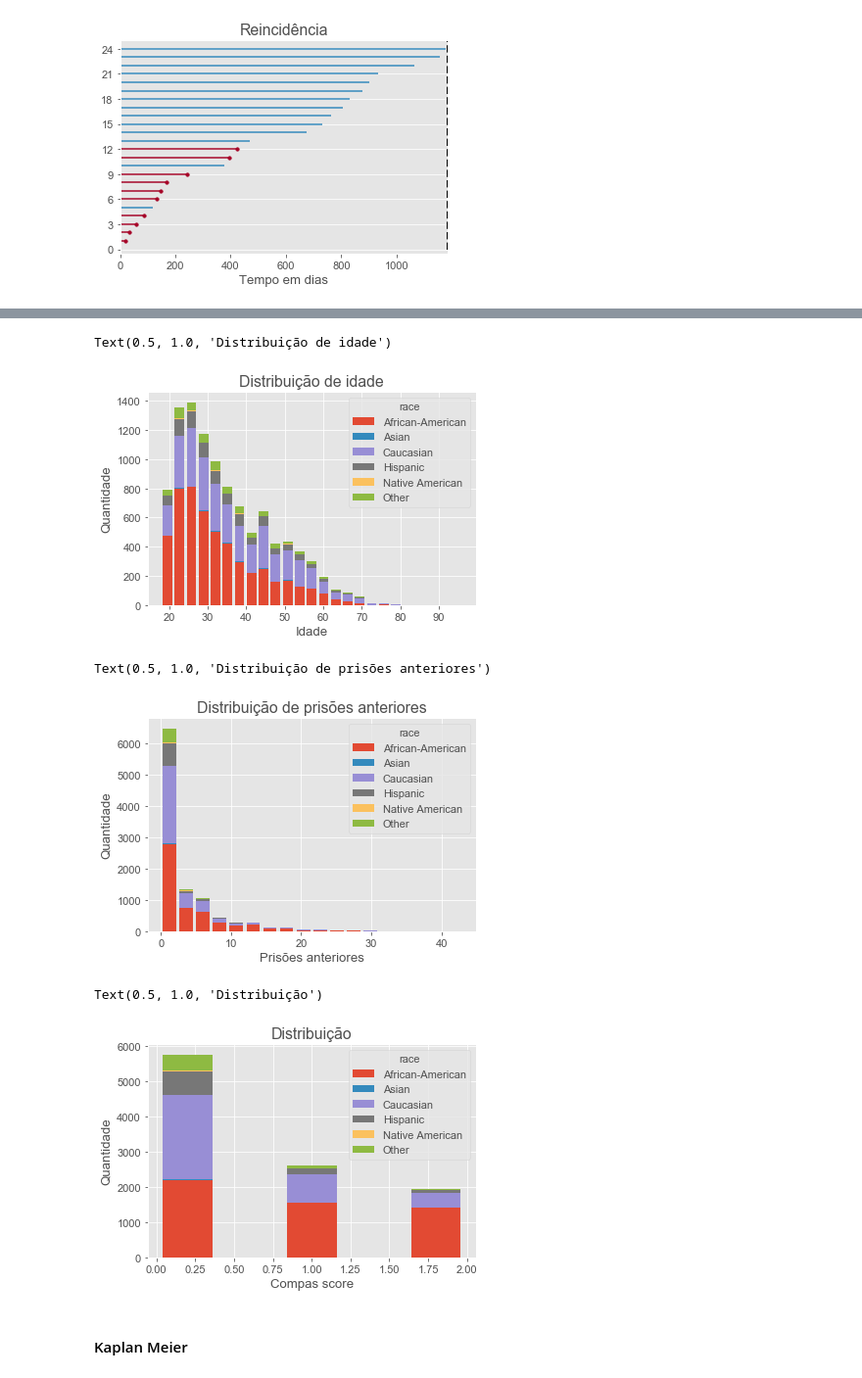
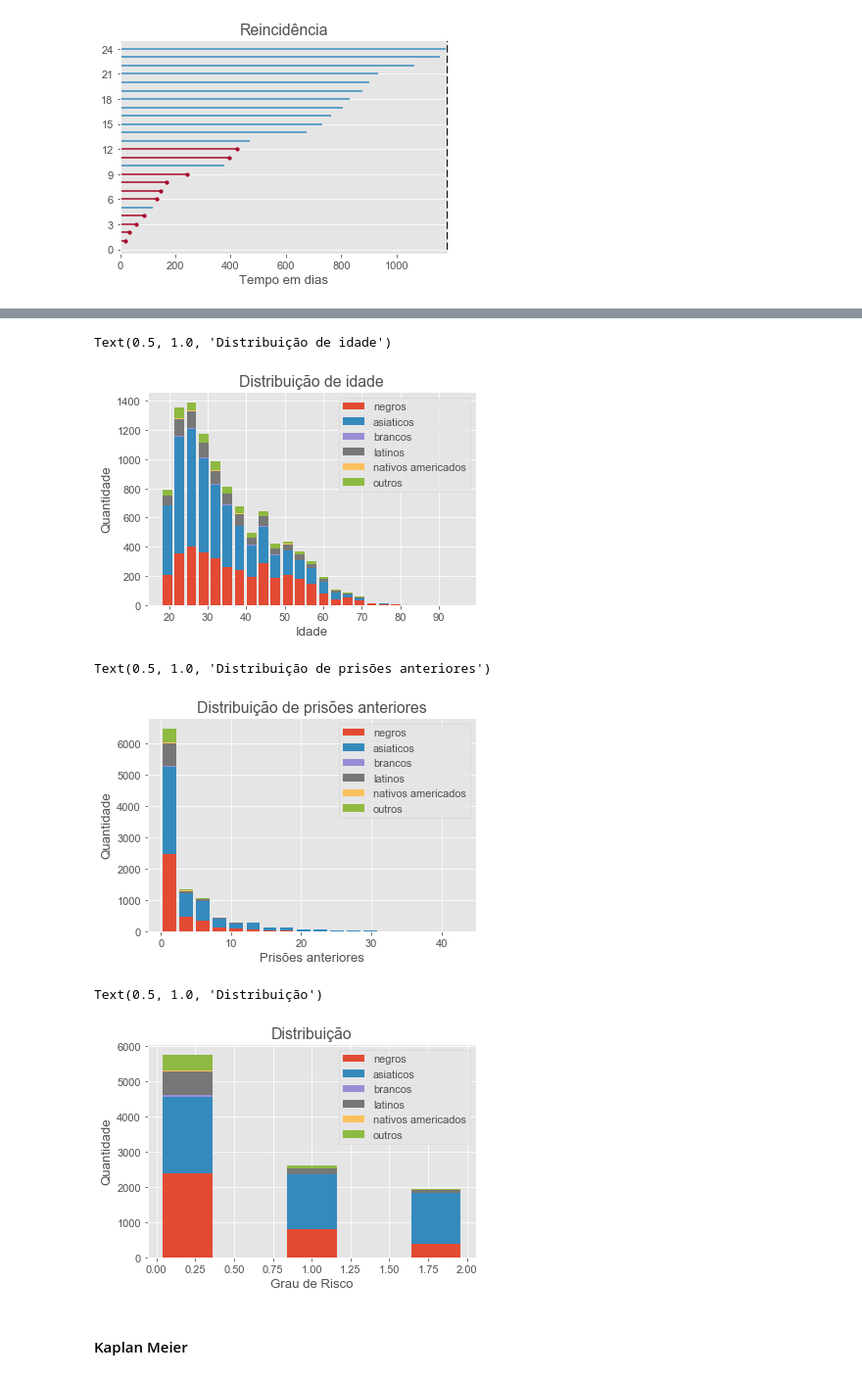
Before and after one commit to bseewald/fairness-ml-health, a Jupyter notebook: notebooks/compas/compas.ipynb, the cells around one changed output, grey strips where cells are left out. Shown at 98% size. Cells and saved outputs as stored; diff of their text form; code cells hidden in the pictures.

Commit message:
EDA Compas

```diff
--- a/notebooks/compas/compas.ipynb
+++ b/notebooks/compas/compas.ipynb
@@ -43,0 +49,6 @@ df_compas.drop_duplicates(subset=["id"], inplace=True)
+# %%
+df_compas.loc[df_compas.score_text == "High", "score_text"] = "factor_c_high"
+df_compas.loc[df_compas.score_text == "Low", "score_text"] = "factor_a_low"
+df_compas.loc[df_compas.score_text == "Medium", "score_text"] = "factor_b_medium"
+# %%
+df_compas.loc[df_compas.race == "Caucasian", "race"] = "0_Caucasian"
@@ -115,31 +123,33 @@ grouped_table
 # %%
 # Age distribution
 ax = df_compas.pivot(columns='race').age.plot(kind = 'hist', stacked=True, bins=25, rwidth=0.8)
-# ax.legend(labels=['outros', 'negros'])
+ax.legend(labels=['negros', 'asiaticos', 'brancos', 'latinos', 'nativos americados', 'outros'])
 plt.xlabel('Idade')
 plt.ylabel('Quantidade')
 plt.title('Distribuição de idade')
 # %% [output]
 Text(0.5, 1.0, 'Distribuição de idade')
-[figure, old version]
+[figure, new version]
 # %%
 # prior arrest distribution
 ax = df_compas.pivot(columns='race').priors_count.plot(kind = 'hist', stacked=True, bins=18, rwidth=0.8)
+ax.legend(labels=['negros', 'asiaticos', 'brancos', 'latinos', 'nativos americados', 'outros'])
 plt.xlabel('Prisões anteriores')
 plt.ylabel('Quantidade')
 plt.title('Distribuição de prisões anteriores')
 # %% [output]
 Text(0.5, 1.0, 'Distribuição de prisões anteriores')
-[figure, old version]
+[figure, new version]
 # %%
 # Classificacao COMPAS de risco
 ax = df_compas.pivot(columns='race').score_factor.plot(kind = 'hist', stacked=True, bins=5, rwidth=0.8)
-plt.xlabel('Compas score')
+ax.legend(labels=['negros', 'asiaticos', 'brancos', 'latinos', 'nativos americados', 'outros'])
+plt.xlabel('Grau de Risco')
 plt.ylabel('Quantidade')
 plt.title('Distribuição')
 # %% [output]
 Text(0.5, 1.0, 'Distribuição')
-[figure, old version]
+[figure, new version]
 # %% [markdown]
 #### Kaplan Meier
 # %%
```
Also changed, not shown: parts of 51 cells of this notebook.
